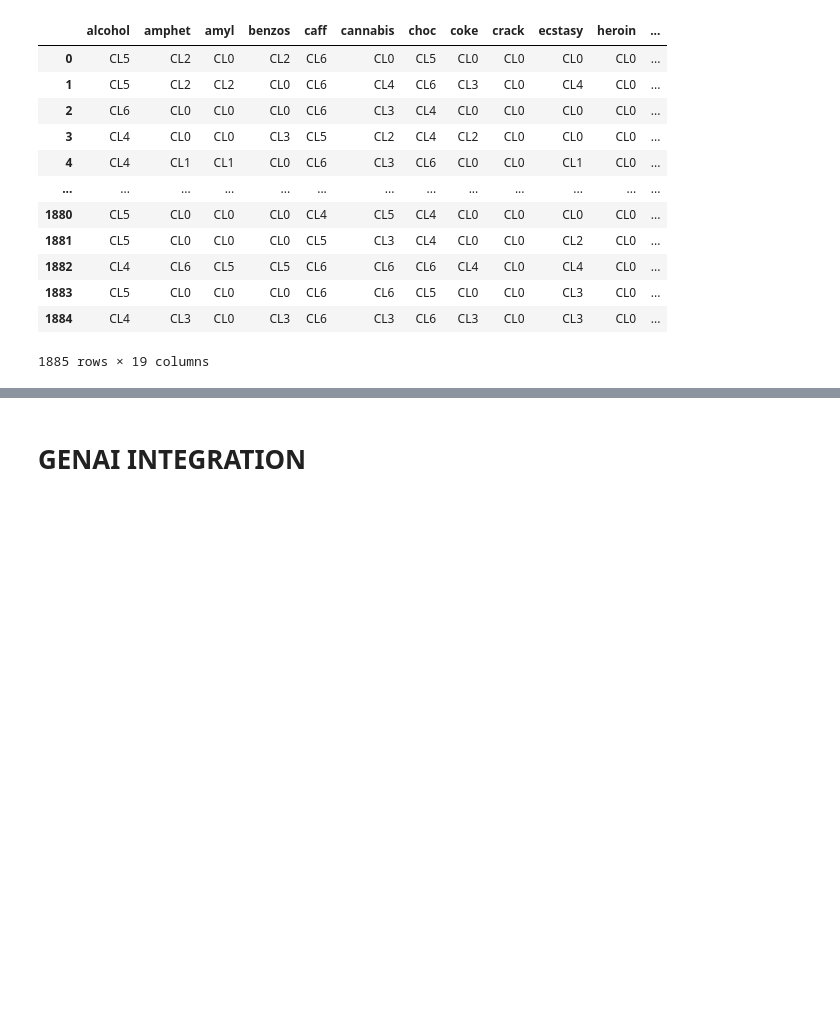
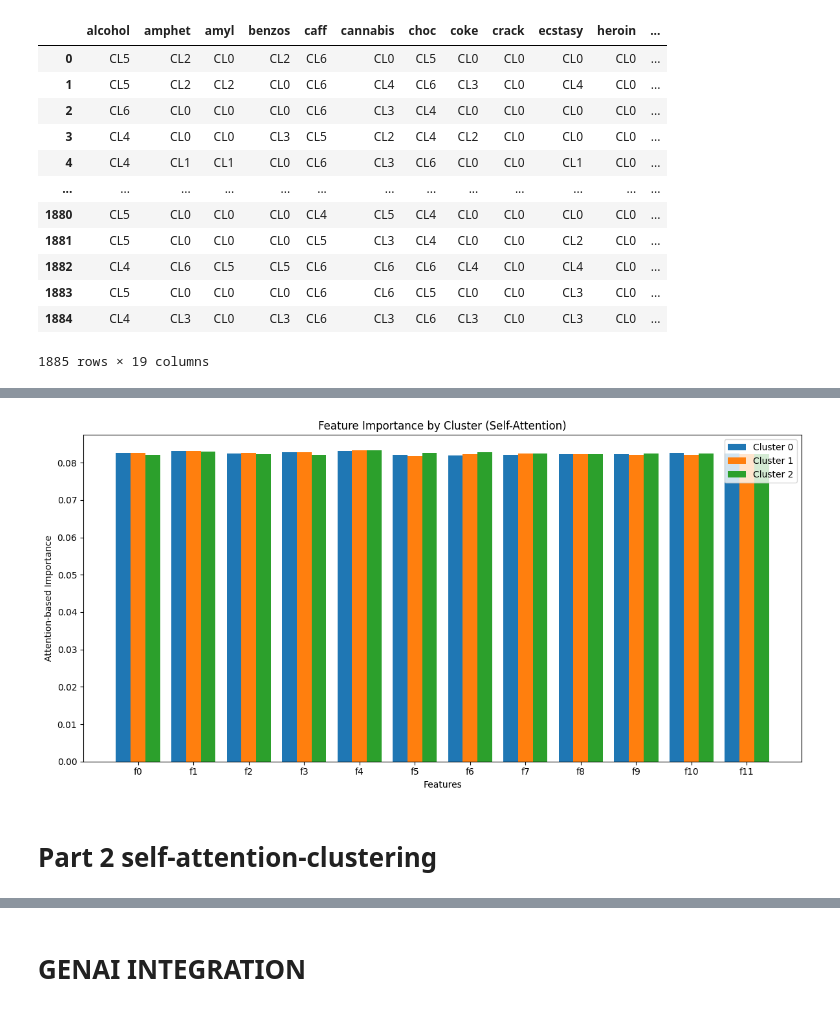
Before and after one commit to kvnpalm/SelfAttention_Clustering, a Jupyter notebook: Attention_clustering.ipynb, the cells around one changed output, grey strips where cells are left out. Cells and saved outputs as stored; diff of their text form; code cells hidden in the pictures; blank space fills up the shorter version.

```diff
--- a/Attention_clustering.ipynb
+++ b/Attention_clustering.ipynb
@@ -397,0 +282,37 @@ tensor([[0.0010, 0.0010, 0.0010,  ..., 0.0009, 0.0009, 0.0010],
+# %%
+feature_diag = feature_diag.squeeze(0)
+
+# Step 2: Compute average feature importance per cluster
+n_clusters = len(np.unique(labels))
+cluster_feature_importance = []
+for c in range(n_clusters):
+    cluster_mask = (torch.tensor(labels) == c)  # shape: [1885]
+    cluster_attention = feature_diag[cluster_mask]  # shape: [cluster_size, input_dim]
+    cluster_mean = cluster_attention.mean(dim=0).cpu().numpy()  # shape: [input_dim]
+    cluster_feature_importance.append(cluster_mean)
+
+# Step 3: Plot
+input_dim = feature_diag.shape[1]
+x_labels = [f"f{i}" for i in range(input_dim)]
+
+plt.figure(figsize=(12, 6))
+bar_width = 0.8 / n_clusters
+for i in range(n_clusters):
+    plt.bar(
+        np.arange(input_dim) + i * bar_width,
+        cluster_feature_importance[i],
+        width=bar_width,
+        label=f"Cluster {i}"
+    )
+
+plt.xlabel("Features")
+plt.ylabel("Attention-based Importance")
+plt.title("Feature Importance by Cluster (Self-Attention)")
+plt.xticks(ticks=np.arange(input_dim) + bar_width * (n_clusters - 1) / 2, labels=x_labels)
+plt.legend()
+plt.tight_layout()
+plt.show()
+# %% [output]
+[figure, added]
+# %% [markdown]
+# Part 2 self-attention-clustering
```
Also changed, not shown: parts of 51 cells of this notebook, 1 other file.
